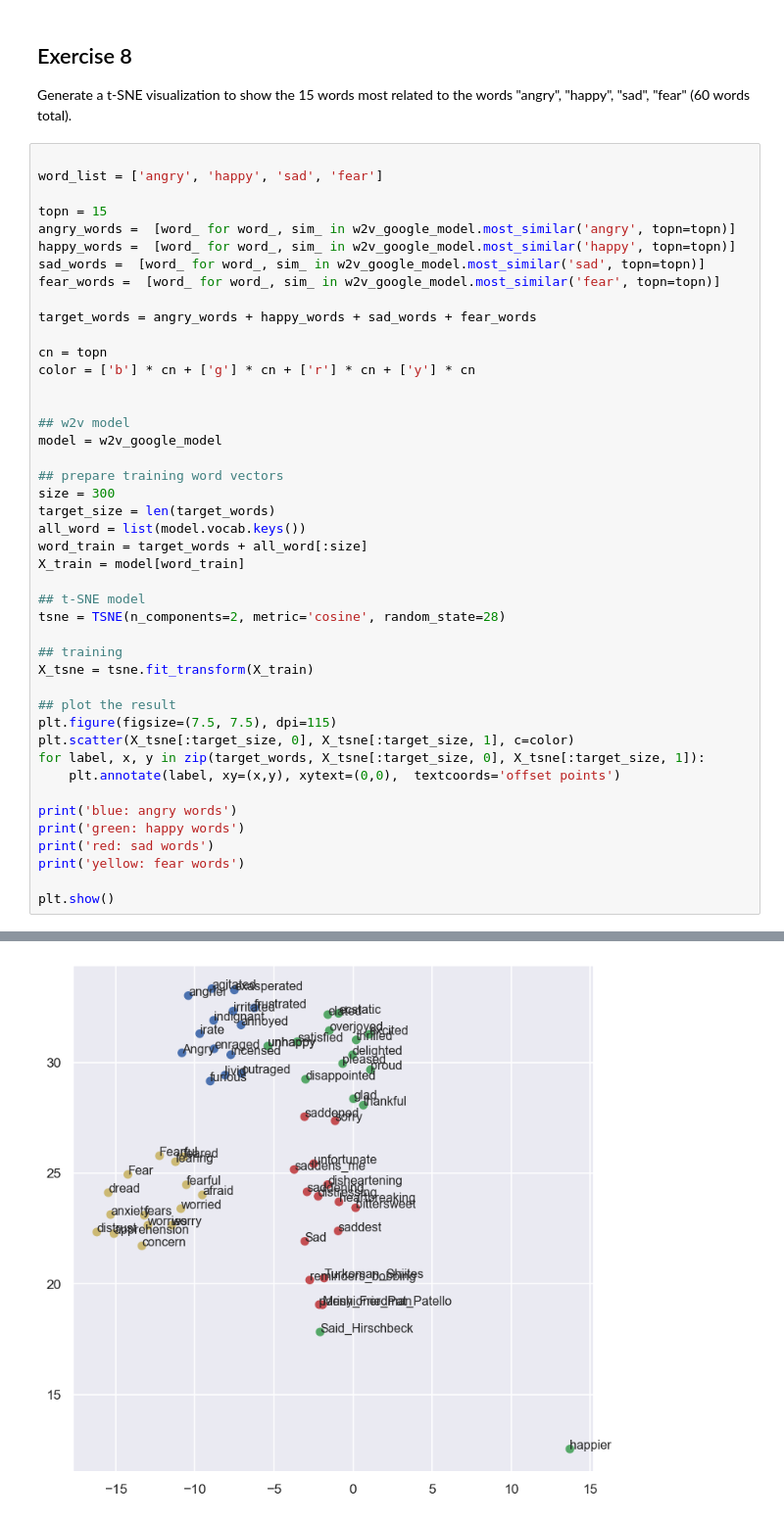
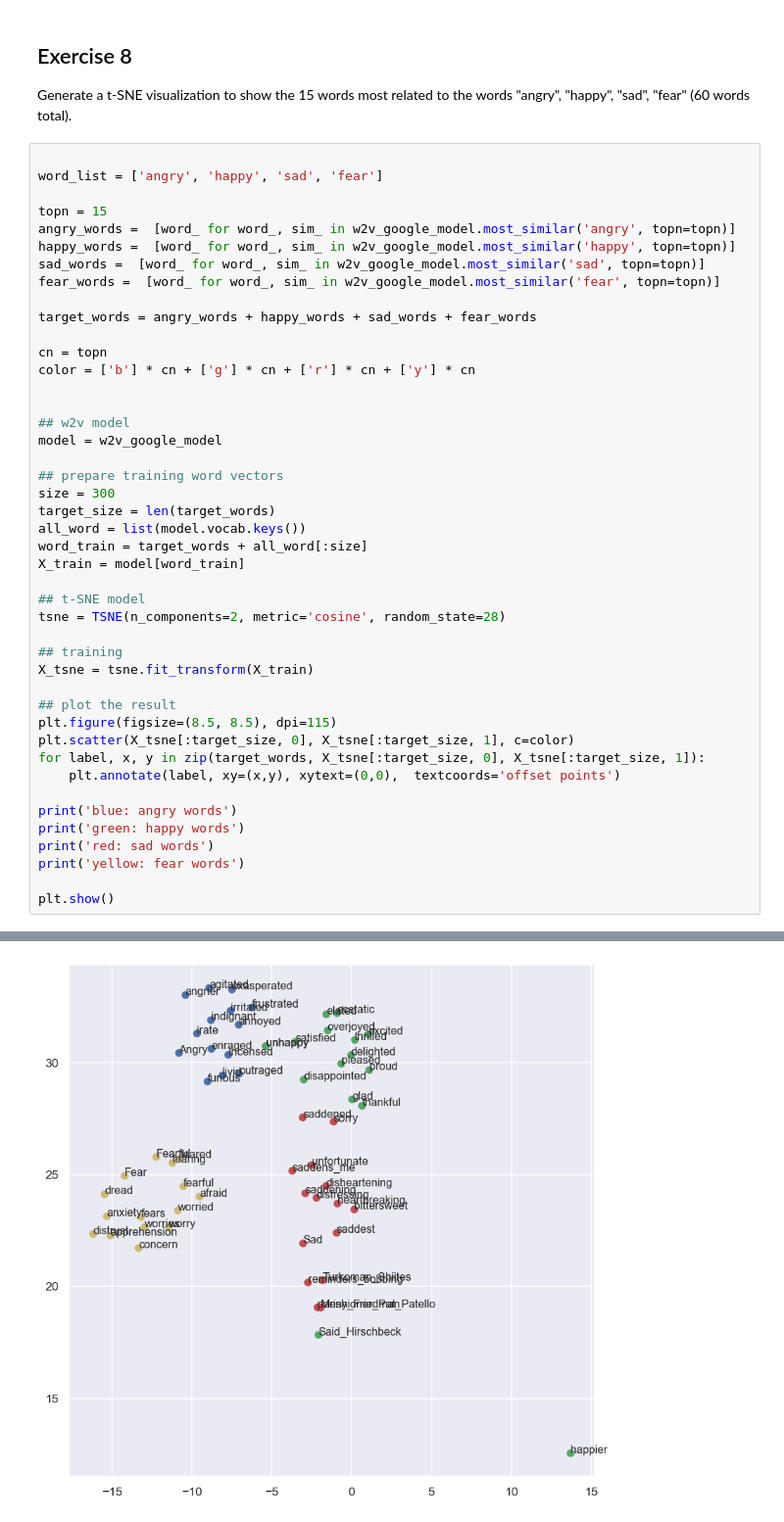
Before and after one commit to alexnehe/SNHCC-DM2020-Lab2-Homework-main, a Jupyter notebook: SNHCC-DM2020-Lab2-Homework.ipynb, the cells around one changed output, grey strips where cells are left out. Shown: that part at 98% size. Cells and saved outputs as stored; diff of their text form.

```diff
--- a/SNHCC-DM2020-Lab2-Homework.ipynb
+++ b/SNHCC-DM2020-Lab2-Homework.ipynb
@@ -879,32 +879,32 @@ model = w2v_google_model
 
 ## prepare training word vectors
 size = 300
 target_size = len(target_words)
 all_word = list(model.vocab.keys())
 word_train = target_words + all_word[:size]
 X_train = model[word_train]
 
 ## t-SNE model
 tsne = TSNE(n_components=2, metric='cosine', random_state=28)
 
 ## training
 X_tsne = tsne.fit_transform(X_train)
 
 ## plot the result
-plt.figure(figsize=(7.5, 7.5), dpi=115)
+plt.figure(figsize=(8.5, 8.5), dpi=115)
 plt.scatter(X_tsne[:target_size, 0], X_tsne[:target_size, 1], c=color)
 for label, x, y in zip(target_words, X_tsne[:target_size, 0], X_tsne[:target_size, 1]):
     plt.annotate(label, xy=(x,y), xytext=(0,0),  textcoords='offset points')
 
 print('blue: angry words')
 print('green: happy words')
 print('red: sad words')
 print('yellow: fear words')
 
 plt.show()
 # %% [output]
 blue: angry words
 green: happy words
 red: sad words
 yellow: fear words
-[figure, old version]
+[figure, new version]
```
